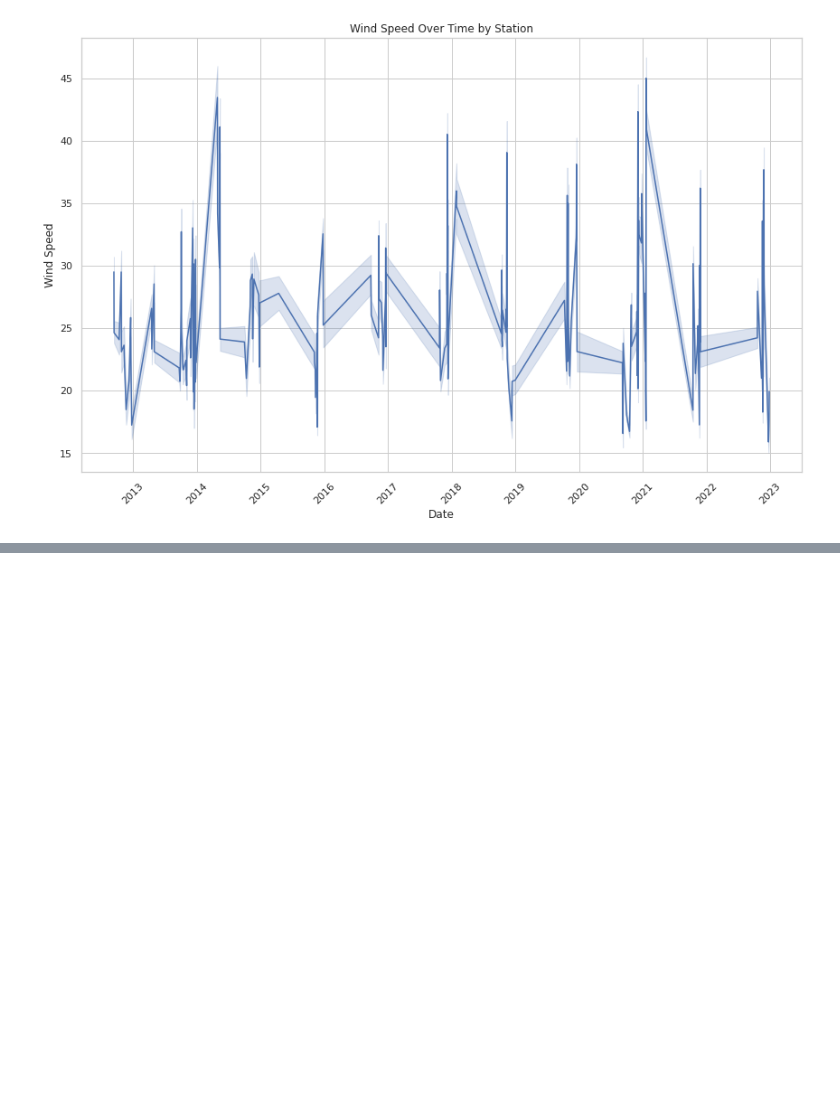
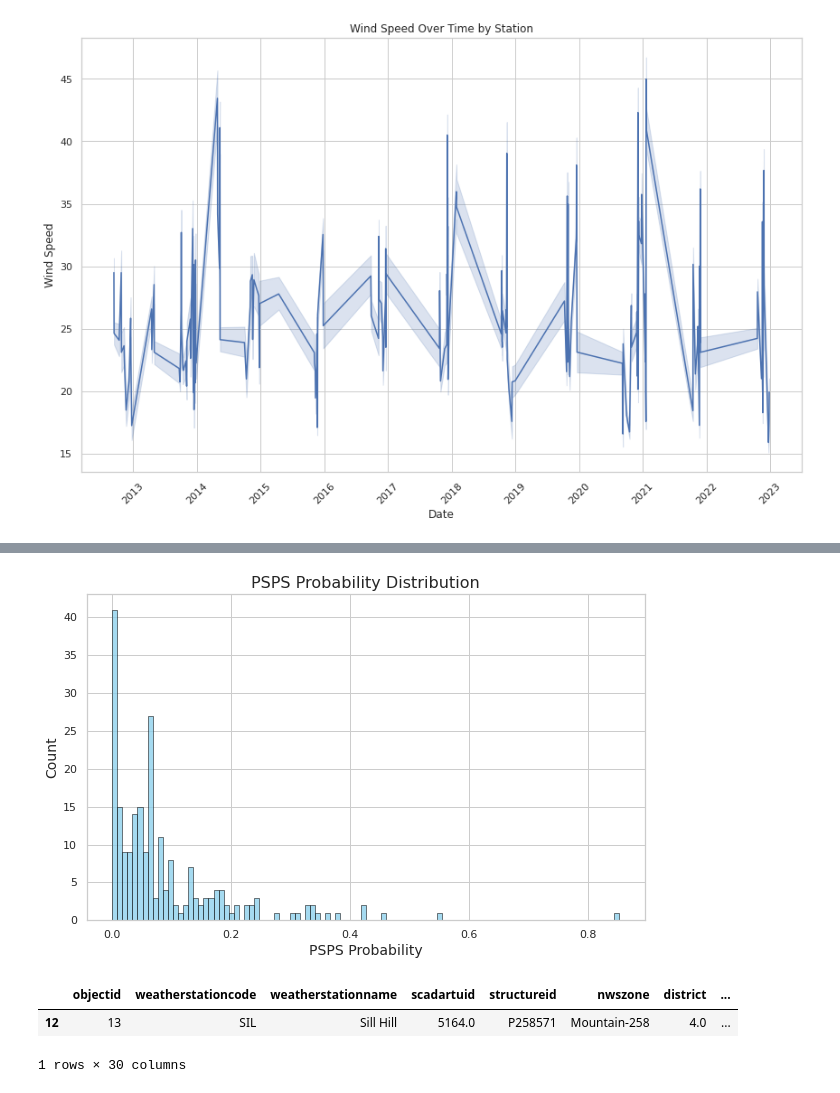
Before and after one commit to gkao25/dsc180a-wildfire, a Jupyter notebook: DSC_180A_Project1_Steven_Sahar.ipynb, the cells around one changed output, grey strips where cells are left out. Saved outputs shown, nothing was run; the diff lists cells and outputs as text; code cells hidden in the pictures; blank space fills up the shorter version.

```diff
--- a/DSC_180A_Project1_Steven_Sahar.ipynb
+++ b/DSC_180A_Project1_Steven_Sahar.ipynb
@@ -329,0 +349,9 @@ plt.show()
+# %%
+wind_speed_count = merged_station_wind_speed.groupby('weatherstationcode')[['wind_speed']].count().rename(columns={'wind_speed':'wind_speed_count'})
+
+windspeed_above_threshold = merged_station_wind_speed[merged_station_wind_speed['wind_speed'] > merged_station_wind_speed['alert']]
+windspeed_count_above_threshold = windspeed_above_threshold.groupby('weatherstationcode')[['wind_speed']].count().rename(columns={'wind_speed':'above_threshold_count'})
+
+combined_count = windspeed_count_above_threshold.merge(wind_speed_count, on="weatherstationcode", how='right')
+combined_count['PSPS_probability'] = combined_count['above_threshold_count'] / combined_count['wind_speed_count']
+combined_count
@@ -329,0 +373,6 @@ plt.show()
+# %%
+weather_station_psps = gis_weather_station.merge(combined_count, left_on='weatherstationcode', right_index=True, how='left')
+weather_station_psps['above_threshold_count'] = weather_station_psps['above_threshold_count'].fillna(0)
+weather_station_psps['wind_speed_count'] = weather_station_psps['wind_speed_count'].fillna(0)
+weather_station_psps['PSPS_probability'] = weather_station_psps['PSPS_probability'].fillna(0)
+weather_station_psps
@@ -329,0 +412,19 @@ plt.show()
+# %%
+sns.set(style="whitegrid")
+plt.figure(figsize=(10, 6))
+
+sns.histplot(weather_station_psps['PSPS_probability'].dropna(), bins=100, kde=False, color='skyblue', edgecolor='black')
+
+plt.title('PSPS Probability Distribution', fontsize=16)
+plt.xlabel('PSPS Probability', fontsize=14)
+plt.ylabel('Count', fontsize=14)
+
+plt.show()
+# %% [output]
+[figure, added]
+# %%
+weather_station_psps[weather_station_psps['PSPS_probability'] > 0.80]
+# %% [output]
+|  | objectid | weatherstationcode | weatherstationname | scadartuid | structureid | nwszone | district | ... |
+| 12 | 13 | SIL | Sill Hill | 5164.0 | P258571 | Mountain-258 | 4.0 | ... |
+1 rows × 30 columns
```
Also changed, not shown: parts of 15 cells of this notebook, 2 other files.
